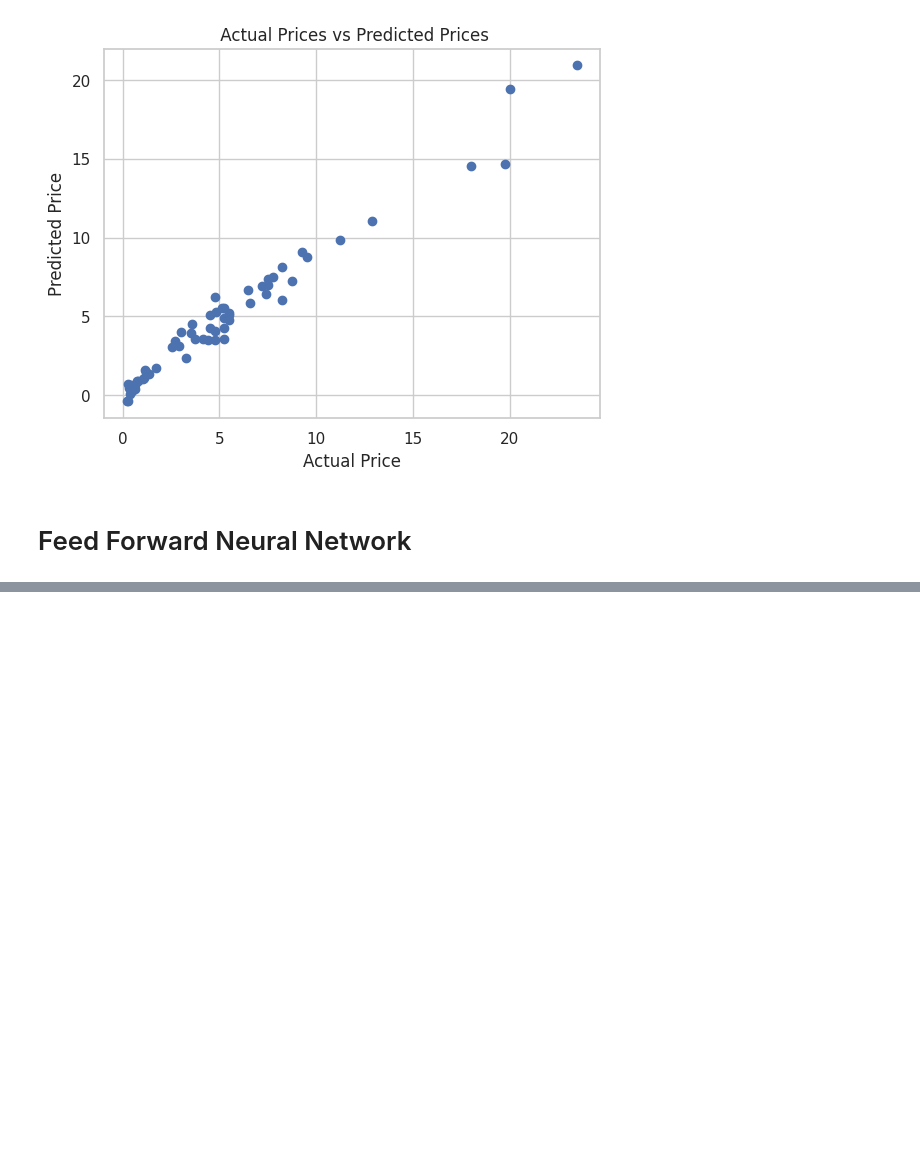
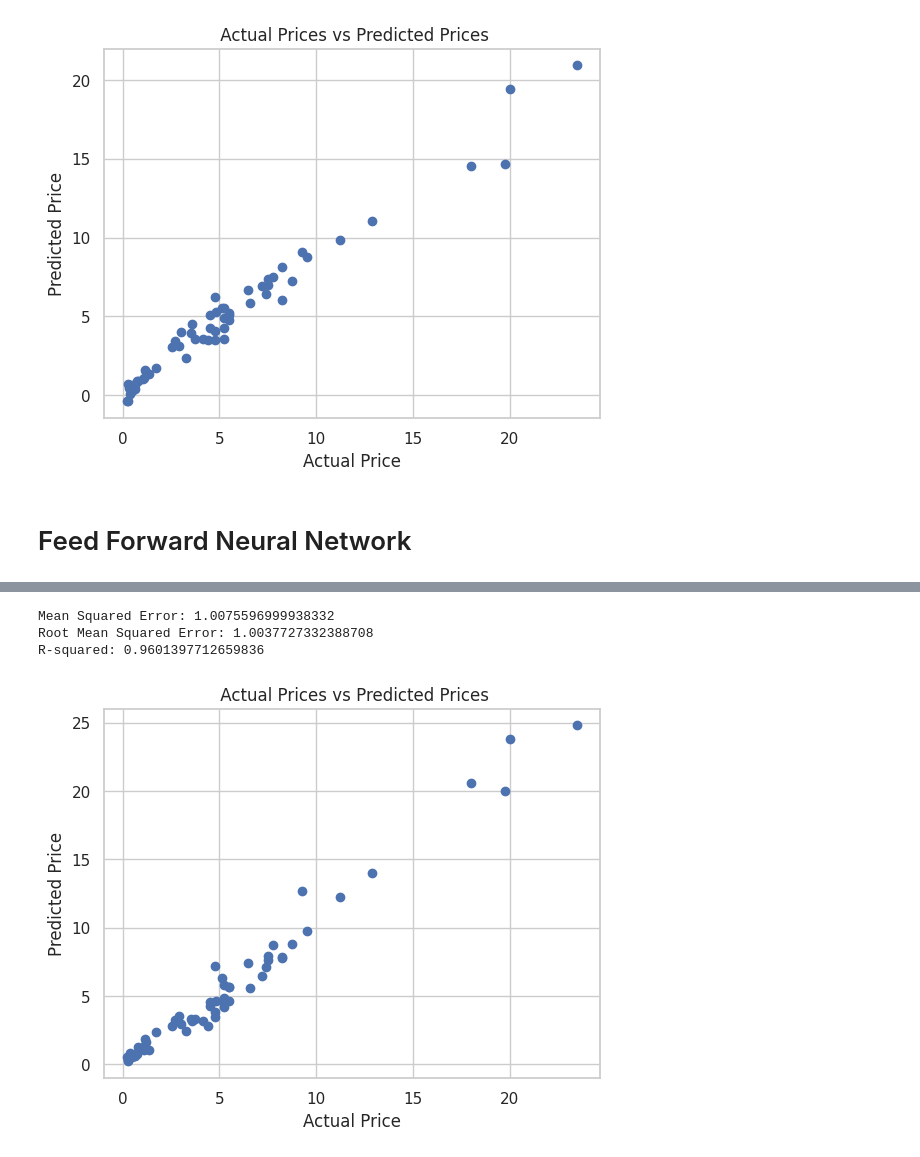
Before and after one commit to neit1803/ml_final, a Jupyter notebook: Tin/Car_Price_Predict.ipynb, the cells around one changed output, grey strips where cells are left out. Saved outputs shown, nothing was run; the diff lists cells and outputs as text; code cells hidden in the pictures; blank space fills up the shorter version.

```diff
--- a/Tin/Car_Price_Predict.ipynb
+++ b/Tin/Car_Price_Predict.ipynb
@@ -253,0 +258,9 @@ model.compile(optimizer='adam', loss='mean_squared_error')
+# %%
+# Set early stop condition
+early_stopping = EarlyStopping(monitor='val_loss', patience=5)
+
+# Train the model
+X_train_dense = X_train.toarray()
+history = model.fit(X_train_dense, y_train, epochs=100, validation_split=0.2, callbacks=[early_stopping])
+
+# Evaluate the model on the test set
@@ -253,0 +310,2 @@ model.compile(optimizer='adam', loss='mean_squared_error')
+# %%
+predictions = model.predict(X_test)
@@ -253,0 +314,21 @@ model.compile(optimizer='adam', loss='mean_squared_error')
+# %%
+# Calculate numbering values
+mse = mean_squared_error(y_test, predictions)
+rmse = mean_squared_error(y_test, predictions, squared=False)
+r2 = r2_score(y_test, predictions)
+
+print(f"Mean Squared Error: {mse}")
+print(f"Root Mean Squared Error: {rmse}")
+print(f"R-squared: {r2}")
+# %% [output]
+Mean Squared Error: 1.0075596999938332
+Root Mean Squared Error: 1.0037727332388708
+R-squared: 0.9601397712659836
+# %%
+plt.scatter(y_test, predictions)
+plt.xlabel("Actual Price")
+plt.ylabel("Predicted Price")
+plt.title(" Actual Prices vs Predicted Prices")
+plt.show()
+# %% [output]
+[figure, added]
```
Also changed, not shown: parts of 5 cells of this notebook.
